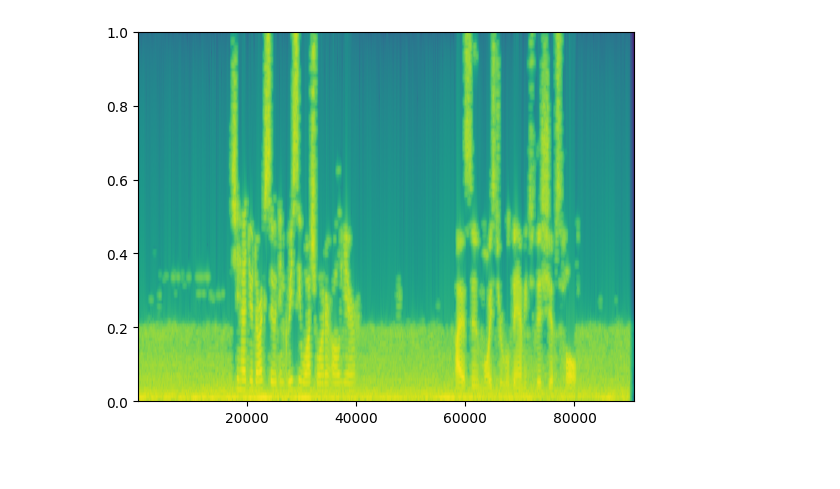
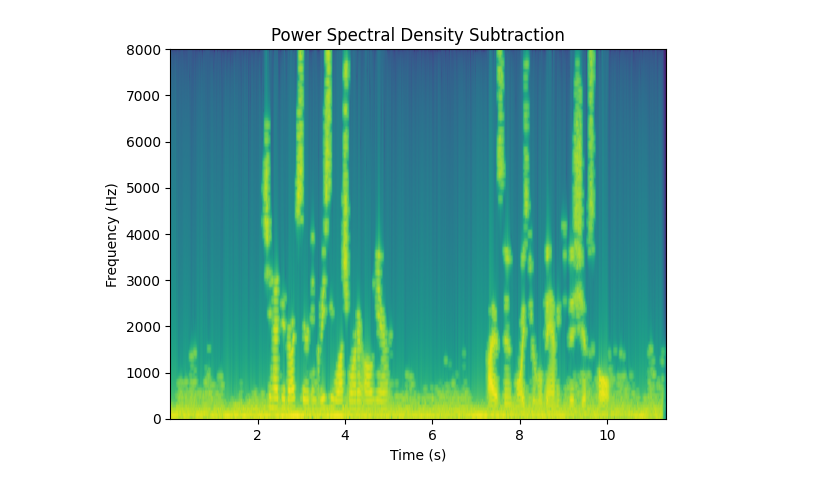
Before and after one commit to foobiane/background_noise_remover, a Jupyter notebook: audio_restoration_final.ipynb, the cells around one changed output. Saved outputs shown, nothing was run; the diff lists cells and outputs as text; code cells hidden in the pictures; blank space fills up the shorter version.

```diff
--- a/audio_restoration_final.ipynb
+++ b/audio_restoration_final.ipynb
@@ -120,7 +145,7 @@ class stsa:
                 D = X[noise_segments]
                 E_D = np.average(np.abs(D) ** 2, axis = 0)
 
-                SNR_priori = (np.abs(X) ** 2) / (E_D)
+                SNR_priori = (np.abs(X) ** 2) / (E_D if E_D > 0 else 1)
 
                 H = ((SNR_priori) / (1 + self.alpha * SNR_priori)) ** self.beta
                 S_hat = H * X
@@ -262,11 +313,17 @@ IPython.display.Audio(x, rate = sr)
 # %%
 import matplotlib.pyplot as plt
 
-psds = offline_runner(processor = stsa.subtraction.boll(vad = vad.psd_threshold(1e7))).run(x)
-plt.specgram(psds)
+threshold = 1e7
+psds = offline_runner(processor = stsa.subtraction.psd(vad = vad.psd_threshold(threshold))).run(x)
+plt.specgram(psds, Fs = sr)
+
+plt.xlabel("Time (s)")
+plt.ylabel("Frequency (Hz)")
+plt.title("Power Spectral Density Subtraction")
+
 plt.show()
 
 IPython.display.Audio(psds, rate = sr)
 # %% [output]
-[figure, old version]
+[figure, new version]
 [interactive output not drawn]
```
Also changed, not shown: parts of 13 cells of this notebook, 3 other files.
